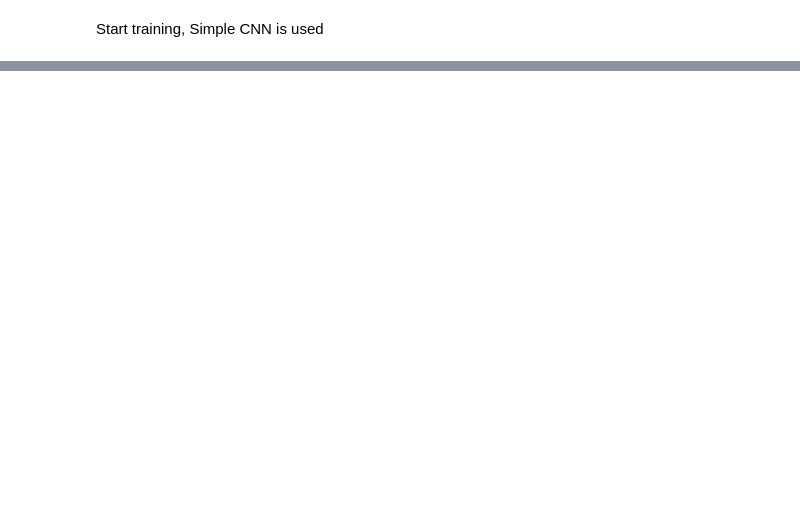
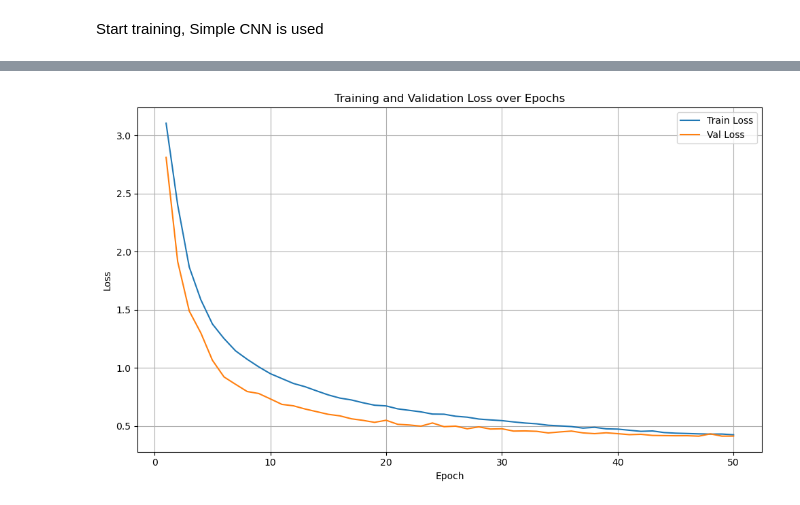
Before and after one commit to slidings/captcha, a Jupyter notebook: eazy_segment/eazy_segmentation.ipynb, the cells around one changed output, grey strips where cells are left out. Cells and saved outputs as stored; diff of their text form; code cells hidden in the pictures; blank space fills up the shorter version.

```diff
--- a/eazy_segment/eazy_segmentation.ipynb
+++ b/eazy_segment/eazy_segmentation.ipynb
@@ -718,0 +870,81 @@ Total: 850/1878 correct words. Accuracy: 45.26%
+# %%
+
+# Epoch 1, Train Loss: 3.1042, Val Loss: 2.8105
+# Epoch 2, Train Loss: 2.4021, Val Loss: 1.9146
+# Epoch 3, Train Loss: 1.8674, Val Loss: 1.4891
+# Epoch 4, Train Loss: 1.5861, Val Loss: 1.3009
+# Epoch 5, Train Loss: 1.3777, Val Loss: 1.0658
+# Epoch 6, Train Loss: 1.2528, Val Loss: 0.9227
+# Epoch 7, Train Loss: 1.1468, Val Loss: 0.8592
+# Epoch 8, Train Loss: 1.0747, Val Loss: 0.7974
+# Epoch 9, Train Loss: 1.0093, Val Loss: 0.7802
+# Epoch 10, Train Loss: 0.9510, Val Loss: 0.7339
+# Epoch 11, Train Loss: 0.9086, Val Loss: 0.6868
+# Epoch 12, Train Loss: 0.8666, Val Loss: 0.6743
+# Epoch 13, Train Loss: 0.8386, Val Loss: 0.6470
+# Epoch 14, Train Loss: 0.8028, Val Loss: 0.6242
+# Epoch 15, Train Loss: 0.7683, Val Loss: 0.6012
+# Epoch 16, Train Loss: 0.7410, Val Loss: 0.5882
+# Epoch 17, Train Loss: 0.7248, Val Loss: 0.5629
+# Epoch 18, Train Loss: 0.7007, Val Loss: 0.5494
+# Epoch 19, Train Loss: 0.6797, Val Loss: 0.5321
+# Epoch 20, Train Loss: 0.6735, Val Loss: 0.5502
+# Epoch 21, Train Loss: 0.6483, Val Loss: 0.5153
+# Epoch 22, Train Loss: 0.6354, Val Loss: 0.5095
+# Epoch 23, Train Loss: 0.6224, Val Loss: 0.4996
+# Epoch 24, Train Loss: 0.6035, Val Loss: 0.5267
+# Epoch 25, Train Loss: 0.6021, Val Loss: 0.4952
+# Epoch 26, Train Loss: 0.5848, Val Loss: 0.4999
+# Epoch 27, Train Loss: 0.5768, Val Loss: 0.4770
+# Epoch 28, Train Loss: 0.5608, Val Loss: 0.4933
+# Epoch 29, Train Loss: 0.5533, Val Loss: 0.4749
+# Epoch 30, Train Loss: 0.5470, Val Loss: 0.4772
+# Epoch 31, Train Loss: 0.5359, Val Loss: 0.4572
+# Epoch 32, Train Loss: 0.5263, Val Loss: 0.4586
+# Epoch 33, Train Loss: 0.5196, Val Loss: 0.4550
+# Epoch 34, Train Loss: 0.5071, Val Loss: 0.4411
+# Epoch 35, Train Loss: 0.5021, Val Loss: 0.4499
+# Epoch 36, Train Loss: 0.4960, Val Loss: 0.4572
+# Epoch 37, Train Loss: 0.4828, Val Loss: 0.4414
+# Epoch 38, Train Loss: 0.4895, Val Loss: 0.4351
+# Epoch 39, Train Loss: 0.4766, Val Loss: 0.4424
+# Epoch 40, Train Loss: 0.4741, Val Loss: 0.4349
+# Epoch 41, Train Loss: 0.4645, Val Loss: 0.4263
+# Epoch 42, Train Loss: 0.4549, Val Loss: 0.4293
+# Epoch 43, Train Loss: 0.4583, Val Loss: 0.4198
+# Epoch 44, Train Loss: 0.4445, Val Loss: 0.4182
+# Epoch 45, Train Loss: 0.4390, Val Loss: 0.4170
+# Epoch 46, Train Loss: 0.4363, Val Loss: 0.4173
+# Epoch 47, Train Loss: 0.4331, Val Loss: 0.4134
+# Epoch 48, Train Loss: 0.4311, Val Loss: 0.4329
+# Epoch 49, Train Loss: 0.4315, Val Loss: 0.4136
+# Epoch 50, Train Loss: 0.4251, Val Loss: 0.4138
+
+import matplotlib.pyplot as plt
+
+
+epochs = list(range(1, 51))
+train_loss = [3.1042, 2.4021, 1.8674, 1.5861, 1.3777, 1.2528, 1.1468, 1.0747, 1.0093, 0.9510,
+              0.9086, 0.8666, 0.8386, 0.8028, 0.7683, 0.7410, 0.7248, 0.7007, 0.6797, 0.6735,
+              0.6483, 0.6354, 0.6224, 0.6035, 0.6021, 0.5848, 0.5768, 0.5608, 0.5533, 0.5470,
+              0.5359, 0.5263, 0.5196, 0.5071, 0.5021, 0.4960, 0.4828, 0.4895, 0.4766, 0.4741,
+              0.4645, 0.4549, 0.4583, 0.4445, 0.4390, 0.4363, 0.4331, 0.4311, 0.4315, 0.4251]
+
+val_loss = [2.8105, 1.9146, 1.4891, 1.3009, 1.0658, 0.9227, 0.8592, 0.7974, 0.7802, 0.7339,
+            0.6868, 0.6743, 0.6470, 0.6242, 0.6012, 0.5882, 0.5629, 0.5494, 0.5321, 0.5502,
+            0.5153, 0.5095, 0.4996, 0.5267, 0.4952, 0.4999, 0.4770, 0.4933, 0.4749, 0.4772,
+            0.4572, 0.4586, 0.4550, 0.4411, 0.4499, 0.4572, 0.4414, 0.4351, 0.4424, 0.4349,
+            0.4263, 0.4293, 0.4198, 0.4182, 0.4170, 0.4173, 0.4134, 0.4329, 0.4136, 0.4138]
+
+plt.figure(figsize=(10,6))
+plt.plot(epochs, train_loss, label='Train Loss')
+plt.plot(epochs, val_loss, label='Val Loss')
+plt.xlabel('Epoch')
+plt.ylabel('Loss')
+plt.title('Training and Validation Loss over Epochs')
+plt.legend()
+plt.grid(True)
+plt.tight_layout()
+plt.show()
+# %% [output]
+[figure, added]
```
Also changed, not shown: parts of 9 cells of this notebook, 2 other files.
